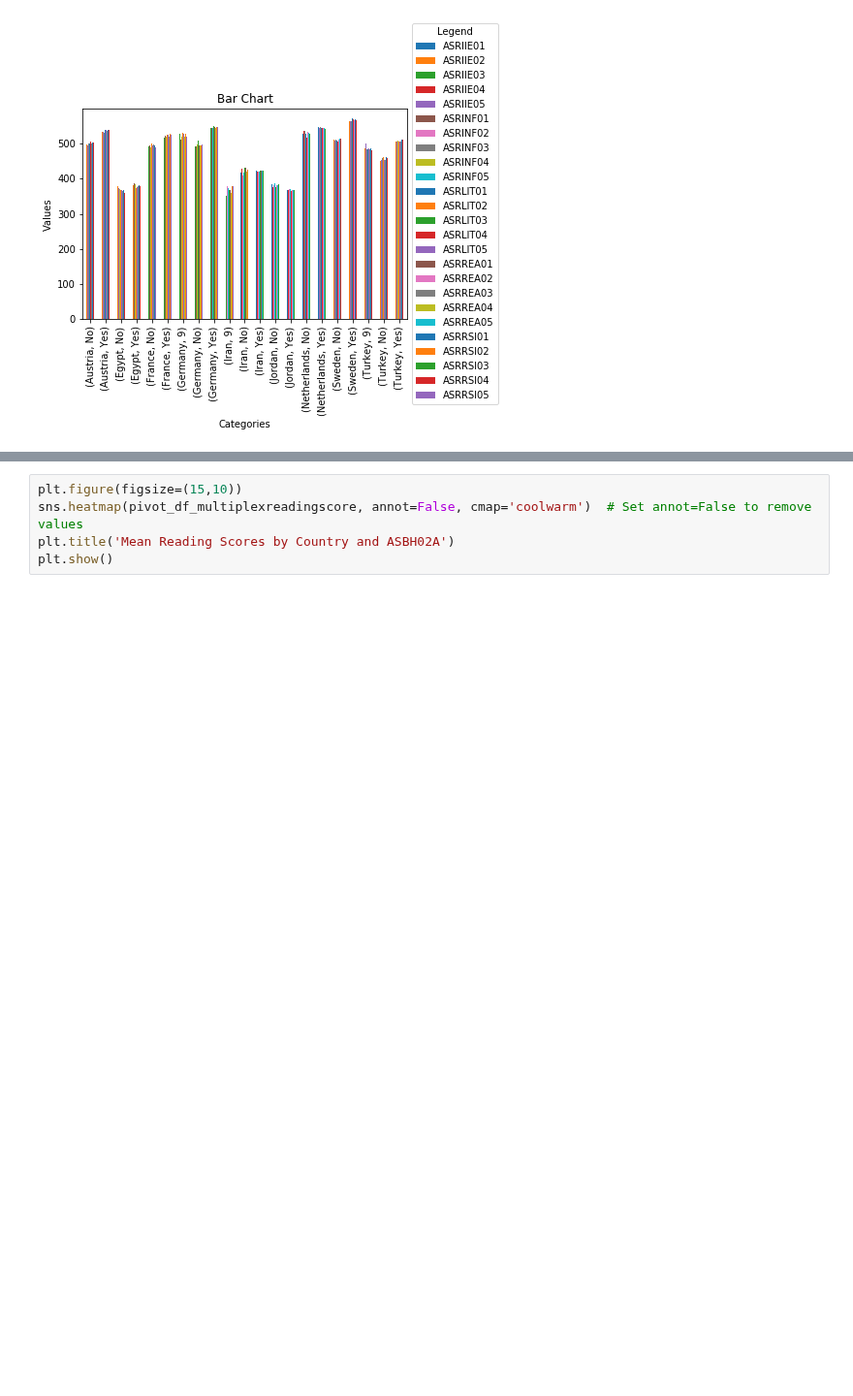
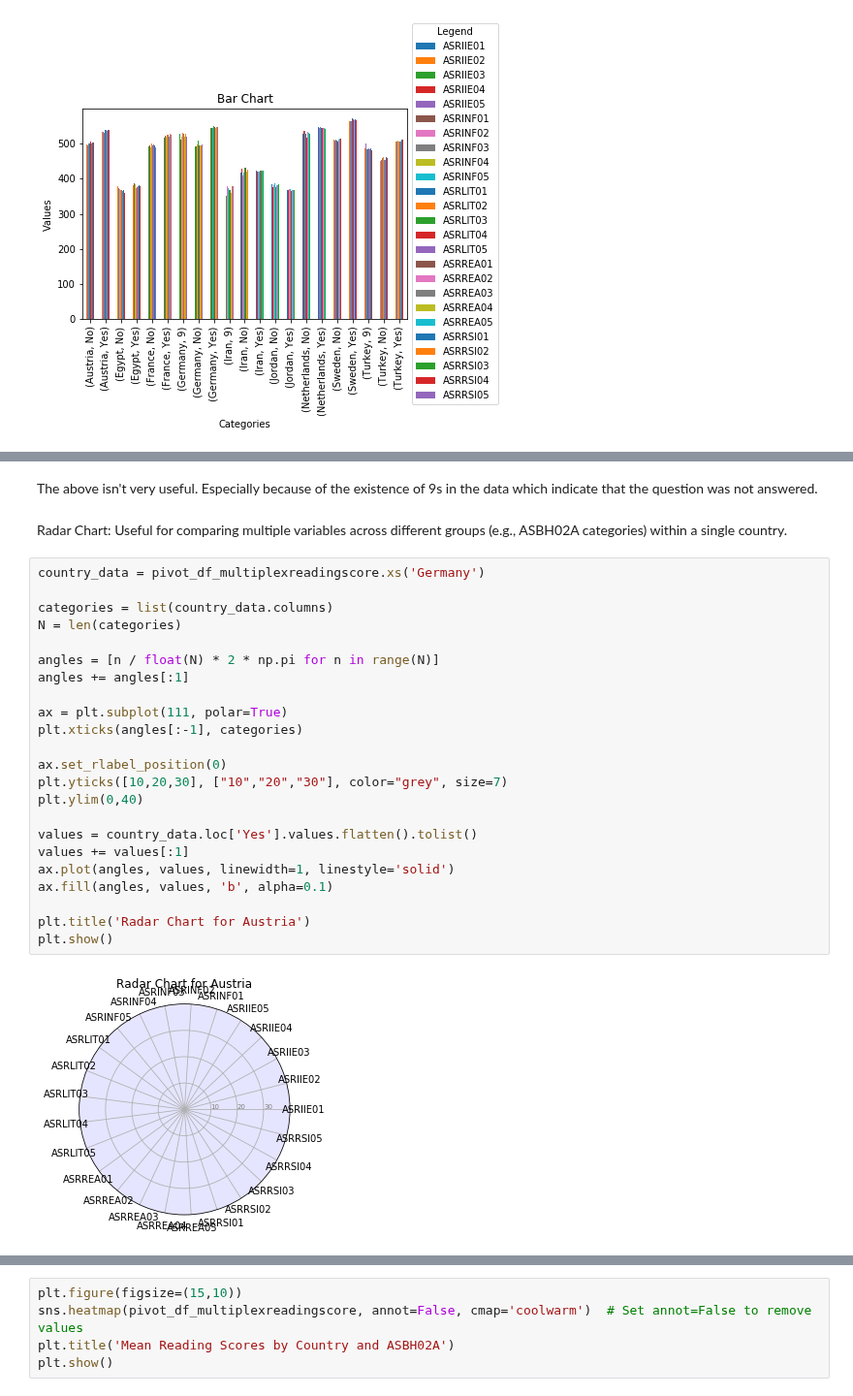
Before and after one commit to SophieESpencer/Comparison, a Jupyter notebook: Practice Analysis.ipynb, the cells around one changed output, grey strips where cells are left out. Shown at 97% size. Cells and saved outputs as stored; diff of their text form; blank space fills up the shorter version.

```diff
--- a/Practice Analysis.ipynb
+++ b/Practice Analysis.ipynb
@@ -157,0 +166,29 @@ plt.show()
+# %% [markdown]
+The above isn't very useful. Especially because of the existence of 9s in the data which indicate that the question was not answered.
+# %% [markdown]
+Radar Chart: Useful for comparing multiple variables across different groups (e.g., ASBH02A categories) within a single country.
+# %%
+country_data = pivot_df_multiplexreadingscore.xs('Germany')
+
+categories = list(country_data.columns)
+N = len(categories)
+
+angles = [n / float(N) * 2 * np.pi for n in range(N)]
+angles += angles[:1]
+
+ax = plt.subplot(111, polar=True)
+plt.xticks(angles[:-1], categories)
+
+ax.set_rlabel_position(0)
+plt.yticks([10,20,30], ["10","20","30"], color="grey", size=7)
+plt.ylim(0,40)
+
+values = country_data.loc['Yes'].values.flatten().tolist()
+values += values[:1]
+ax.plot(angles, values, linewidth=1, linestyle='solid')
+ax.fill(angles, values, 'b', alpha=0.1)
+
+plt.title('Radar Chart for Austria')
+plt.show()
+# %% [output]
+[figure, added]
```
Also changed, not shown: parts of 12 cells of this notebook, 2 other files.
